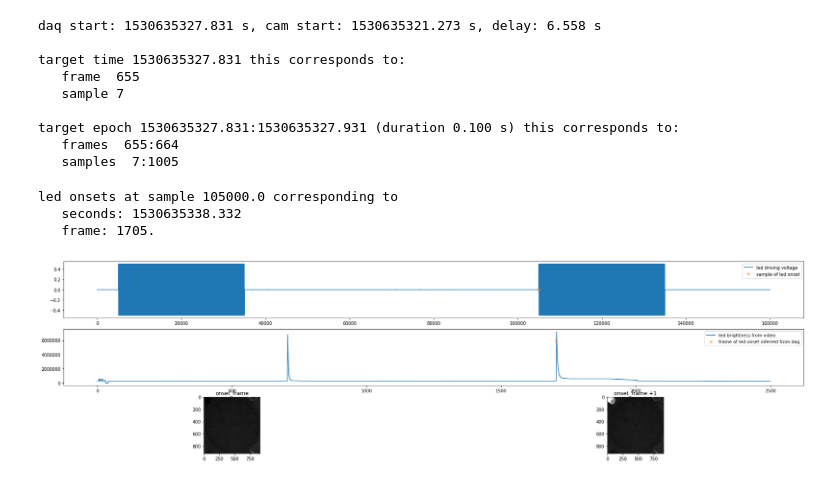
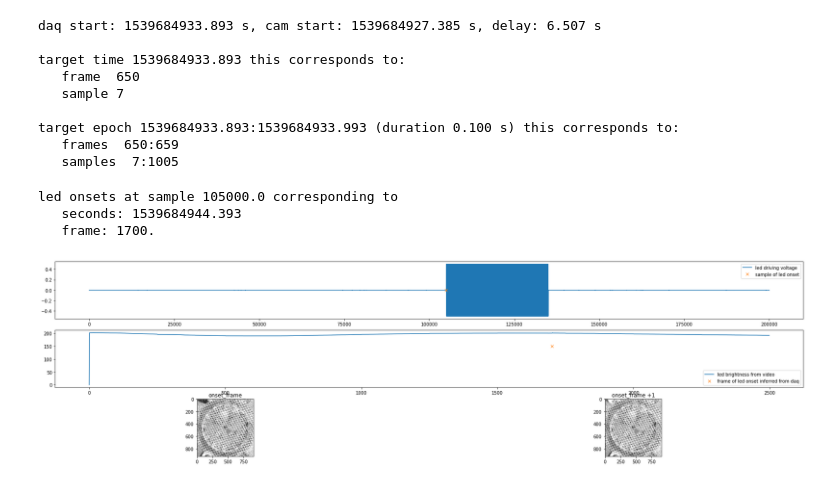
Before and after one commit to janclemenslab/samplestamps, a Jupyter notebook: demo/samplestamps.ipynb, the cells around one changed output. Drawn from its saved outputs; the diff is of its cells as text; code cells hidden in the pictures.

```diff
--- a/demo/samplestamps.ipynb
+++ b/demo/samplestamps.ipynb
@@ -11,35 +12,35 @@ from samplestamps import *
 # %%
 # read data
-datenames = ['localhost-20180703_172731','localhost-20180703_182840','localhost-20180703_125914','localhost-20180703_140359', 'localhost-20180703_151105', 'localhost-20180703_161930']
-dirnames = ['mictest','mictest','dat','dat','dat','dat']
-idx = 1
+# datenames = ['localhost-20180703_172731','localhost-20180703_182840','localhost-20180703_125914','localhost-20180703_140359', 'localhost-20180703_151105', 'localhost-20180703_161930']
+# dirnames = ['mictest','mictest','dat.processed','dat','dat','dat']
+datenames = ['localhost-20181016_121526']
+dirnames = ['dat']
+idx = 0
+
 datename = datenames[idx]
 dirname = dirnames[idx]
-rootname = '..'#'/Volumes/ukme04/#Common/chainingmic'
+rootname = '/Volumes/ukme04/#Common/chainingmic'
 
 filename = f'{rootname}/{dirname}/{datename}/{datename}_timeStamps.h5'
 with h5py.File(filename) as f:
     cam_stamps = f['timeStamps'][:]
 
-filename = f'../{dirname}/{datename}/{datename}_daq.h5'
+filename = f'{rootname}/{dirname}/{datename}/{datename}_daq.h5'
 with h5py.File(filename) as f:
     daq_stamps = f['systemtime'][:]
     daq_sampleinterval = f['samplenumber'][:]
-    daq_samples = f['samples'][:160000,:]
+    daq_samples = f['samples'][:300000,:]
 daq_samplenumber = np.cumsum(daq_sampleinterval)[:,np.newaxis]
 
-try:
-    filename = f'../{dirname}/{datename}/{datename}_led.h5'
-    led = dd.io.load(filename)
-except:
-    filename = f'../{dirname}/{datename}/{datename}_tracks.h5'
-    led = dd.io.load(filename)
+filename = f'{rootname}/res/{datename}/{datename}_tracks.h5'
+track_data = dd.io.load(filename)
+led = track_data['led']
 
 # get starttimes from log files parse log files - first line contains "started"
-filename = f'../{dirname}/{datename}/{datename}_daq.log'
+filename = f'{rootname}/{dirname}/{datename}/{datename}_daq.log'
 daq_start = time_from_log(filename)
 
-filename = f'../{dirname}/{datename}/{datename}_ptg.log'
+filename = f'{rootname}/{dirname}/{datename}/{datename}_ptg.log'
 ptg_start = time_from_log(filename)
 
 Fs = 10000
@@ -166,7 +169,7 @@ print(f'daq start: {sample_time_first:1.3f} s, cam start: {frame_time_first:1.3f
 # get frames for a given sample or samples for a given frame based on time stamp
 target_time = sample_time_first
 frame_number_target = samplenumber_from_timestamps(target_time, cam_stamps[:12000,0])
-sample_number_target = samplenumber_from_timestamps(target_time, daq_stamps[:-80,0], daq_samplenumber[:-80,0])
+sample_number_target = samplenumber_from_timestamps(target_time, daq_stamps[:-100,0], daq_samplenumber[:-100,0])
 print(f'\ntarget time {target_time:1.3f} this corresponds to:')
 print(f'   frame  {frame_number_target}')
 print(f'   sample {sample_number_target}')
@@ -174,52 +177,52 @@ print(f'   sample {sample_number_target}')
 target_epoch = [target_time, target_time+.1]
 
 frame_numberrange_target = samplerange_from_timestamps(target_epoch, cam_stamps[:12000,0])
-sample_numberrange_target = samplerange_from_timestamps(target_epoch, daq_stamps[:-80,0], daq_samplenumber[:-80,0])
+sample_numberrange_target = samplerange_from_timestamps(target_epoch, daq_stamps[:-100,0], daq_samplenumber[:-100,0])
 print(f'\ntarget epoch {target_epoch[0]:1.3f}:{target_epoch[1]:1.3f} (duration {target_epoch[1]-target_epoch[0]:1.3f} s) this corresponds to:')
 print(f'   frames  {frame_numberrange_target[0]}:{frame_numberrange_target[-1]}')
 print(f'   samples  {sample_numberrange_target[0]}:{sample_numberrange_target[-1]}')
 # %% [output]
-daq start: 1530635327.831 s, cam start: 1530635321.273 s, delay: 6.558 s
+daq start: 1539684933.893 s, cam start: 1539684927.385 s, delay: 6.507 s
 
-target time 1530635327.831 this corresponds to:
-   frame  655
+target time 1539684933.893 this corresponds to:
+   frame  650
    sample 7
 
-target epoch 1530635327.831:1530635327.931 (duration 0.100 s) this corresponds to:
-   frames  655:664
+target epoch 1539684933.893:1539684933.993 (duration 0.100 s) this corresponds to:
+   frames  650:659
    samples  7:1005
 # %%
-# test functional intergace - get samples at led onsets and vice versa
+# test functional interface - get samples at led onsets and vice versa
 ledonset_sample = 80000.0+np.argmax(daq_samples[80000:,-1]>0.05)
-ledonset_time = timestamp_from_samplenumber(ledonset_sample, daq_stamps[:-80,0], daq_samplenumber[:-80,0])
-ledonset_frame = samplenumber_from_timestamps(ledonset_time, cam_stamps[:12000,0])
+ledonset_time = timestamp_from_samplenumber(ledonset_sample, daq_stamps[:-100,0], daq_samplenumber[:-100,0])
+ledonset_frame = samplenumber_from_timestamps(ledonset_time, cam_stamps[:20000,0])
 
 print(f'led onsets at sample {ledonset_sample} corresponding to')
 print(f'   seconds: {ledonset_time:1.3f}')
 print(f'   frame: {ledonset_frame:1.0f}.')
 
 plt.gcf().set_size_inches(30, 8)
 plt.subplot(311)
-plt.plot(daq_samples[:,-1])
+plt.plot(daq_samples[:200000,-1])
 plt.plot(ledonset_sample, 0, 'x')
 plt.legend(['led driving voltage', 'sample of led onset'])
 
 plt.subplot(312)
-plt.plot(led[:2500])
-plt.plot(ledonset_frame, 6000000, 'x')
+plt.plot(led[:2500, 0,0])
+plt.plot(ledonset_frame, 150, 'x')
 plt.legend(['led brightness from video', 'frame of led onset inferred from daq'])
 
 
-filename = f'../{dirname}/{datename}/{datename}.avi'
+filename = f'{rootname}/{dirname}/{datename}/{datename}.avi'
 vr = VideoReader(filename)
 plt.subplot(325)
 plt.imshow(vr[ledonset_frame])
 plt.title('onset_frame')
 plt.subplot(326)
 plt.imshow(vr[ledonset_frame+1])
 plt.title('onset_frame +1');
 # %% [output]
 led onsets at sample 105000.0 corresponding to
-   seconds: 1530635338.332
-   frame: 1705.
+   seconds: 1539684944.393
+   frame: 1700.
-[figure, old version]
+[figure, new version]
```
Also changed, not shown: parts of 7 cells of this notebook, 9 other files.
